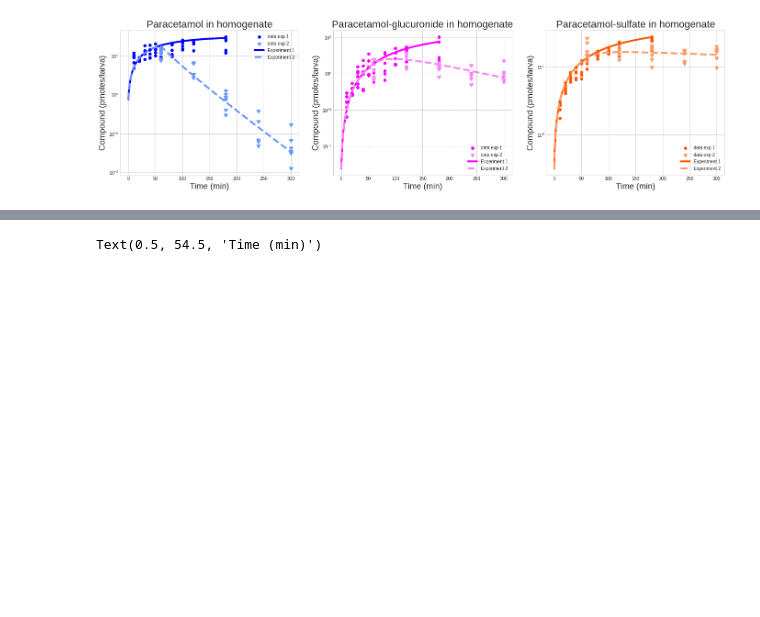
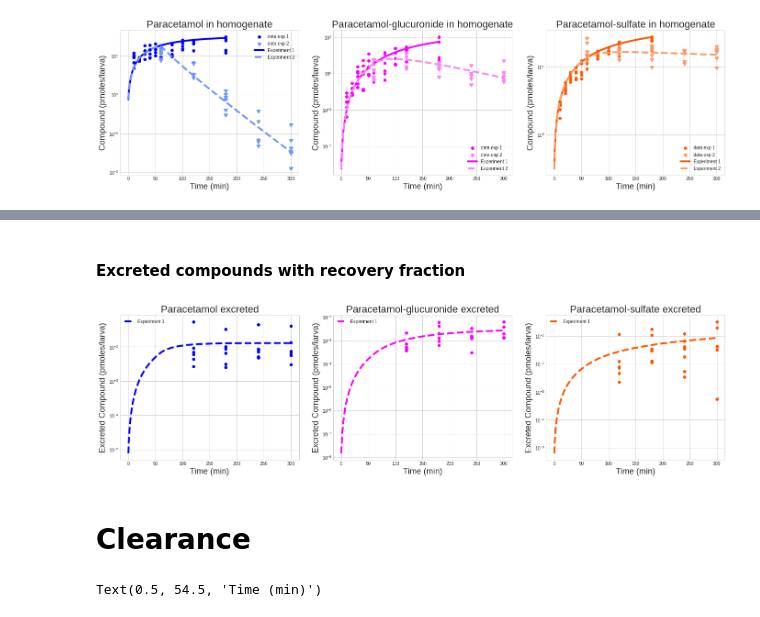
Before and after one commit to OhGreat/pharmacokinetics_with_petri_nets, a Jupyter notebook: visualization.ipynb, the cells around one changed output, grey strips where cells are left out. Drawn from its saved outputs; the diff is of its cells as text; code cells hidden in the pictures; blank space fills up the shorter version.

```diff
--- a/visualization.ipynb
+++ b/visualization.ipynb
@@ -230,3 +234,21 @@ plots(
+# %% [markdown]
+<h4>Excreted compounds with recovery fraction</h4>
+# %%
+plots(
+    p1=pe2*0.00055,
+    g1=ge2*0.0008,
+    s1=se2*0.03,
+    title=title_excreted,
+    subtitles=subtitles_excreted,
+    labels=labels_excreted,
+    linestyle='dashed',
+    data_points=2,
+    log_scale=True
+  )
+# %% [output]
+[figure, added]
+# %% [markdown]
+# Clearance
 # %%
 sulfation = []
 glucu = []
```
Also changed, not shown: parts of 8 cells of this notebook.
